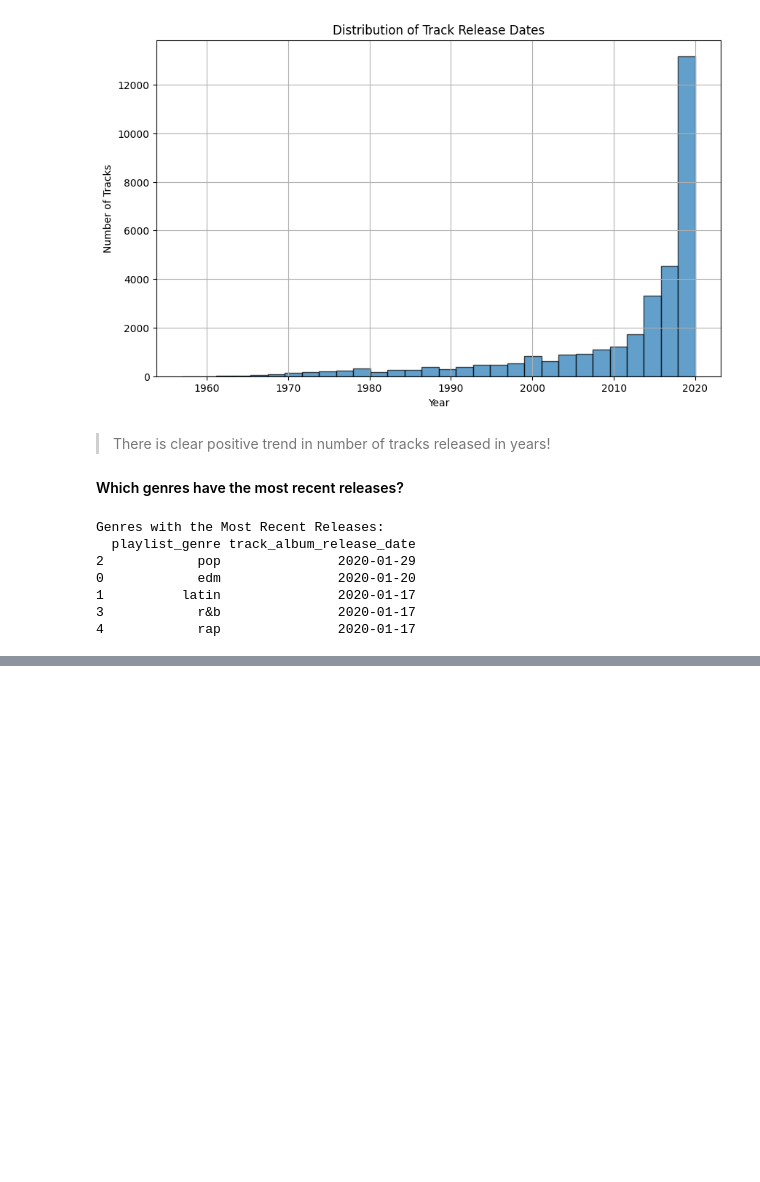
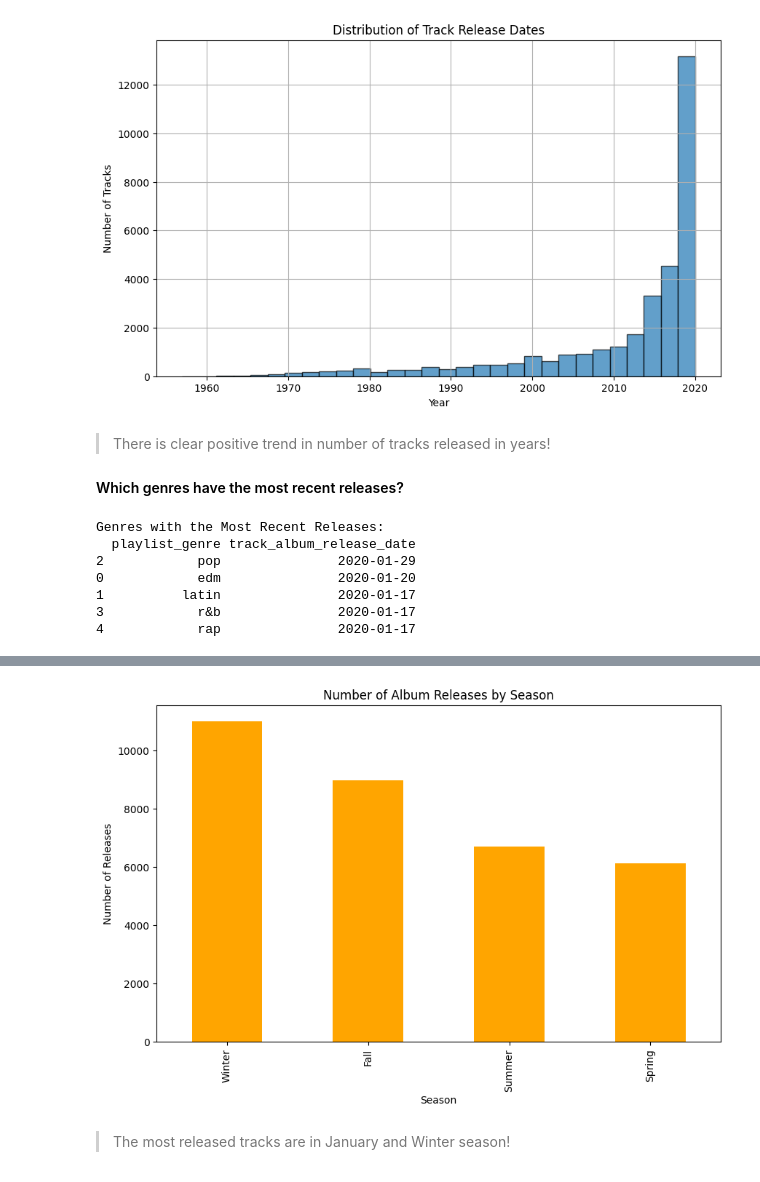
Before and after one commit to Darknight47/Data-Science-Project-02, a Jupyter notebook: music_recommendation02.ipynb, the cells around one changed output, grey strips where cells are left out. Saved outputs shown, nothing was run; the diff lists cells and outputs as text; code cells hidden in the pictures; blank space fills up the shorter version.

```diff
--- a/music_recommendation02.ipynb
+++ b/music_recommendation02.ipynb
@@ -298,0 +323,12 @@ Genres with the Most Recent Releases:
+# %%
+# Plot the seasonal trends
+plt.figure(figsize=(10, 6))
+seasonal_releases.plot(kind='bar', color='orange')
+plt.title('Number of Album Releases by Season')
+plt.xlabel('Season')
+plt.ylabel('Number of Releases')
+plt.show()
+# %% [output]
+[figure, added]
+# %% [markdown]
+> The most released tracks are in January and Winter season!
```
Also changed, not shown: parts of 4 cells of this notebook.
